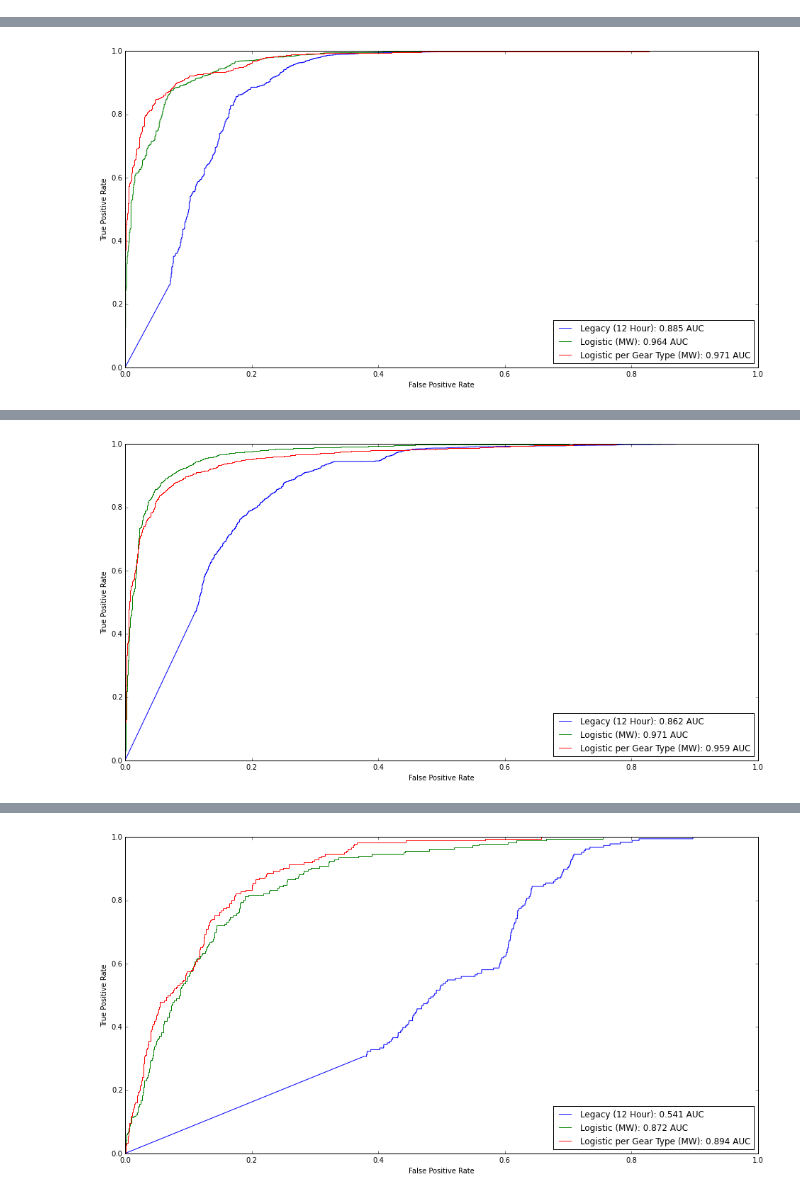
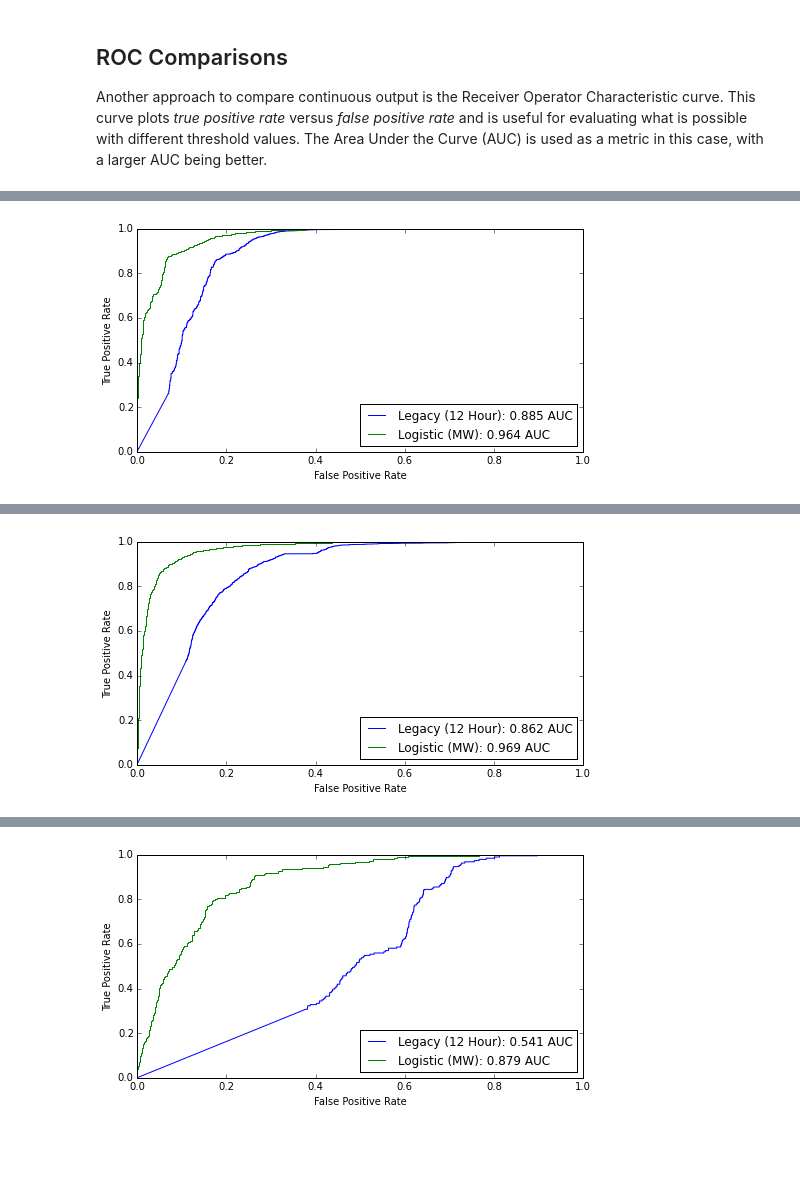
Before and after one commit to GlobalFishingWatch/vessel-scoring, a Jupyter notebook: Model Comparisons.ipynb, the cells around one changed output, grey strips where cells are left out. Saved outputs shown, nothing was run; the diff lists cells and outputs as text; code cells hidden in the pictures; blank space fills up the shorter version.

Commit message:
clean up notebook and add plots

```diff
--- a/Model Comparisons.ipynb
+++ b/Model Comparisons.ipynb
@@ -14,19 +22,23 @@ _, train_pseine, _, test_pseine = data.load_dataset_by_vessel('datasets/kristina
 
 train = np.concatenate([train_trawl, train_lline, train_pseine])
 # %%
+# Prepare the models
+
 from vessel_scoring.legacy_heuristic_model import LegacyHeuristicModel
 from vessel_scoring.logistic_model import LogisticModel
 
-uniform_training_data = dict([('longliner', train), ('trawler', train), ('purse seiner', train)])
-per_gear_type_training_data = dict([('longliner', train_lline),
-                                    ('trawler', train_trawl), ('purse seiner', train_pseine)])
-test_data = {'longliner': test_lline, 'trawler': test_trawl, 'purse seiner': test_pseine}
+uniform_training_data = {'longliner': train,
+                         'trawler': train,
+                         'purse seiner': train}
+
+test_data = {'longliner': test_lline,
+             'trawler': test_trawl,
+             'purse seiner': test_pseine}
 
 untrained_models = [
     ("Legacy (12 Hour)", LegacyHeuristicModel(window=43200),
          uniform_training_data),
-    ('Logistic (MW)', LogisticModel(windows=[1800, 3600, 10800, 21600, 43200, 86400], order=6),
+    ('Logistic (MW)', LogisticModel(windows=[1800, 3600, 10800, 21600, 43200, 86400],
+                                    order=6),
          uniform_training_data),
-    ('Logistic per Gear Type (MW)', LogisticModel(windows=[1800, 3600, 10800, 21600, 43200, 86400], order=6),
-        per_gear_type_training_data)
 ]
@@ -33,14 +53,13 @@ untrained_models = [
 # %%
 import imp, vessel_scoring.evaluate_model; imp.reload(vessel_scoring.evaluate_model)
-from vessel_scoring.evaluate_model import train_model, compare_auc, compare_metrics
-
-
+from vessel_scoring.evaluate_model import (train_model, compare_auc, compare_pr,
+                                           compare_metrics, compare_metrics_table)
 
 for vessel_class in ["longliner", "trawler", "purse seiner"]:
-    display(HTML("<h1>Comparison for {0}</h1>".format(vessel_class)))
+    display(HTML("<h3>Comparison for {0}</h3>".format(vessel_class)))
     models = []
     for name, mdl, train_data in untrained_models:
         models.append((name, train_model(mdl, train_data[vessel_class])))
-    compare_metrics(models, test_data[vessel_class])
+    display(Markdown(compare_metrics_table(models, test_data[vessel_class])))
 # %% [output]
 Comparison for longliner
@@ -99,0 +88,7 @@ avg / total       0.96      0.74      0.82      5000
+# %%
+for vessel_class in ["longliner", "trawler", "purse seiner"]:
+    display(HTML("<h3>Comparison for {0}</h3>".format(vessel_class)))
+    models = []
+    for name, mdl, train_data in untrained_models:
+        models.append((name, train_model(mdl, train_data[vessel_class])))
+    compare_pr(models, test_data[vessel_class])
@@ -100,14 +102,21 @@ avg / total       0.96      0.74      0.82      5000
+# %% [markdown]
+## ROC Comparisons
+
+Another approach to compare continuous output is the Receiver Operator Characteristic curve.
+This curve plots *true positive rate* versus *false positive rate* and is useful for evaluating
+what is possible with different threshold values.  The Area Under the Curve (AUC) is used as
+a metric in this case, with a larger AUC being better.
 # %%
 for vessel_class in ["longliner", "trawler", "purse seiner"]:
-    display(HTML("<h1>Comparison for {0}</h1>".format(vessel_class)))
+    display(HTML("<h3>Comparison for {0}</h3>".format(vessel_class)))
     models = []
     for name, mdl, train_data in untrained_models:
         models.append((name, train_model(mdl, train_data[vessel_class])))
     compare_auc(models, test_data[vessel_class])
 # %% [output]
 Comparison for longliner
-[figure, old version]
+[figure, new version]
 Comparison for trawler
-[figure, old version]
+[figure, new version]
 Comparison for purse seiner
-[figure, old version]
+[figure, new version]
```
Also changed, not shown: parts of 8 cells of this notebook, 1 other file.
